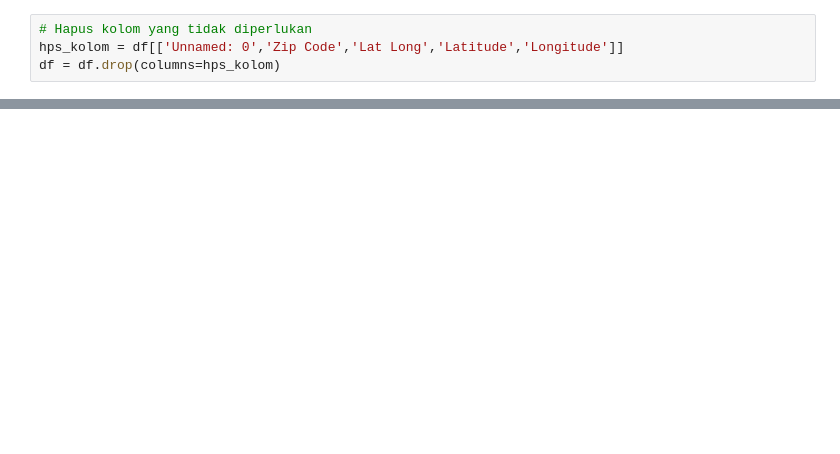
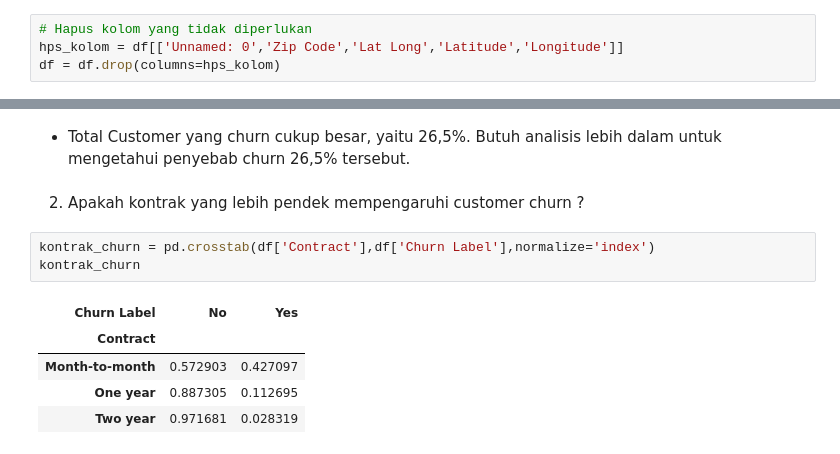
Before and after one commit to wildemar66/Project_Analisis_churn, a Jupyter notebook: notebooks/Analisis.ipynb, the cells around one changed output, grey strips where cells are left out. Drawn from its saved outputs; the diff is of its cells as text; blank space fills up the shorter version.

```diff
--- a/notebooks/Analisis.ipynb
+++ b/notebooks/Analisis.ipynb
@@ -44,0 +66,13 @@ df.sample(5)
+# %% [markdown]
+* Total Customer yang churn cukup besar, yaitu 26,5%. Butuh analisis lebih dalam untuk mengetahui penyebab churn 26,5% tersebut.
+# %% [markdown]
+2. Apakah kontrak yang lebih pendek mempengaruhi customer churn ?
+# %%
+kontrak_churn = pd.crosstab(df['Contract'],df['Churn Label'],normalize='index')
+kontrak_churn
+# %% [output]
+| Churn Label | No | Yes |
+| Contract |  |  |
+| Month-to-month | 0.572903 | 0.427097 |
+| One year | 0.887305 | 0.112695 |
+| Two year | 0.971681 | 0.028319 |
```
Also changed, not shown: parts of 8 cells of this notebook.
